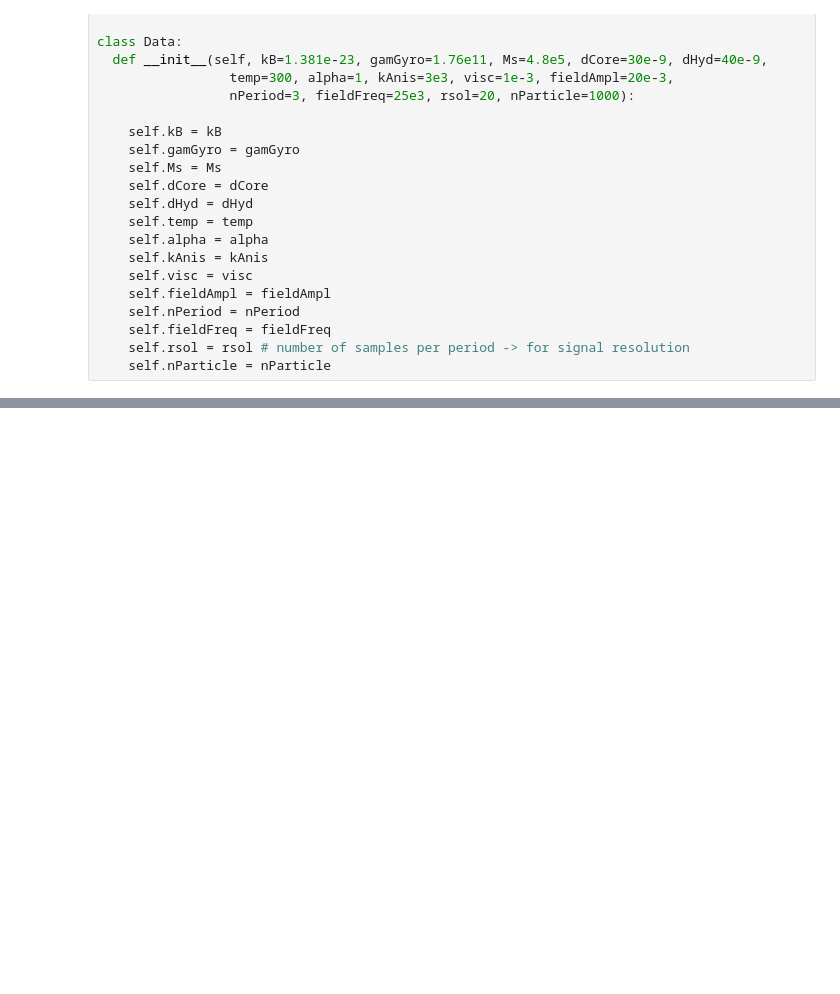
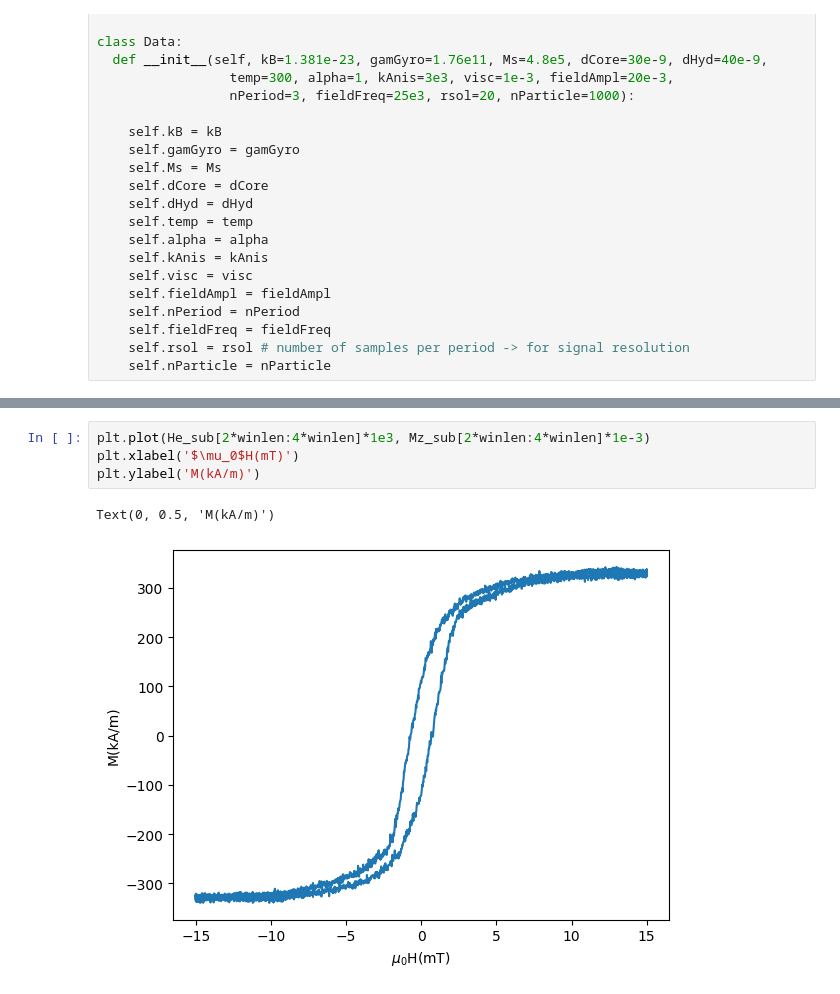
Before and after one commit to AbrahamAzizi/MPI-StochasticLangevinModel, a Jupyter notebook: CoupledBrownNeelLangevin.ipynb, the cells around one changed output, grey strips where cells are left out. Saved outputs shown, nothing was run; the diff lists cells and outputs as text; blank space fills up the shorter version.

```diff
--- a/CoupledBrownNeelLangevin.ipynb
+++ b/CoupledBrownNeelLangevin.ipynb
@@ -241,0 +253,7 @@ Text(0, 0.5, 'M(kA/m)')
+# %%
+plt.plot(He_sub[2*winlen:4*winlen]*1e3, Mz_sub[2*winlen:4*winlen]*1e-3)
+plt.xlabel('$\mu_0$H(mT)')
+plt.ylabel('M(kA/m)')
+# %% [output]
+Text(0, 0.5, 'M(kA/m)')
+[figure, added]
```
Also changed, not shown: parts of 13 cells of this notebook.
